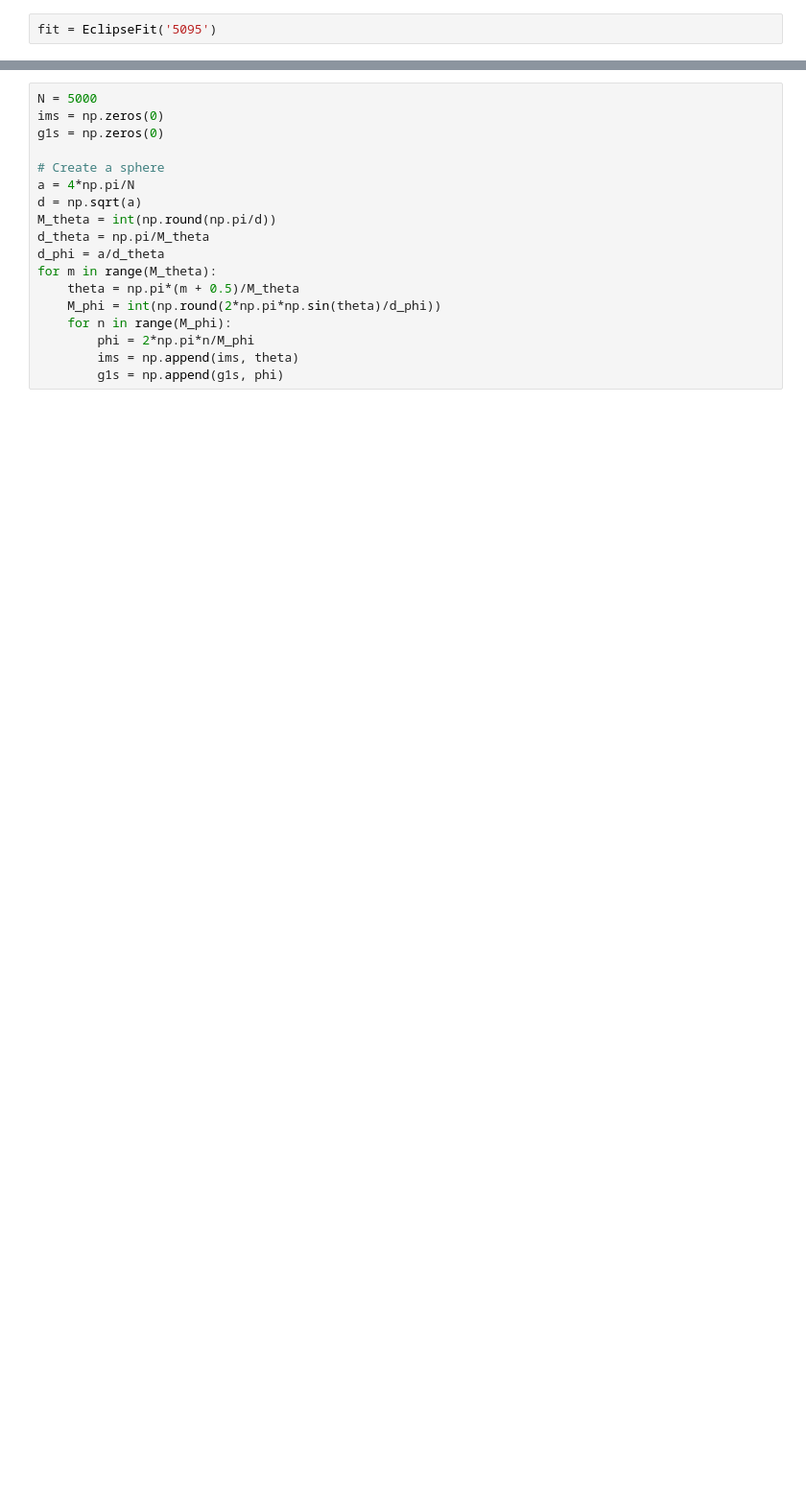
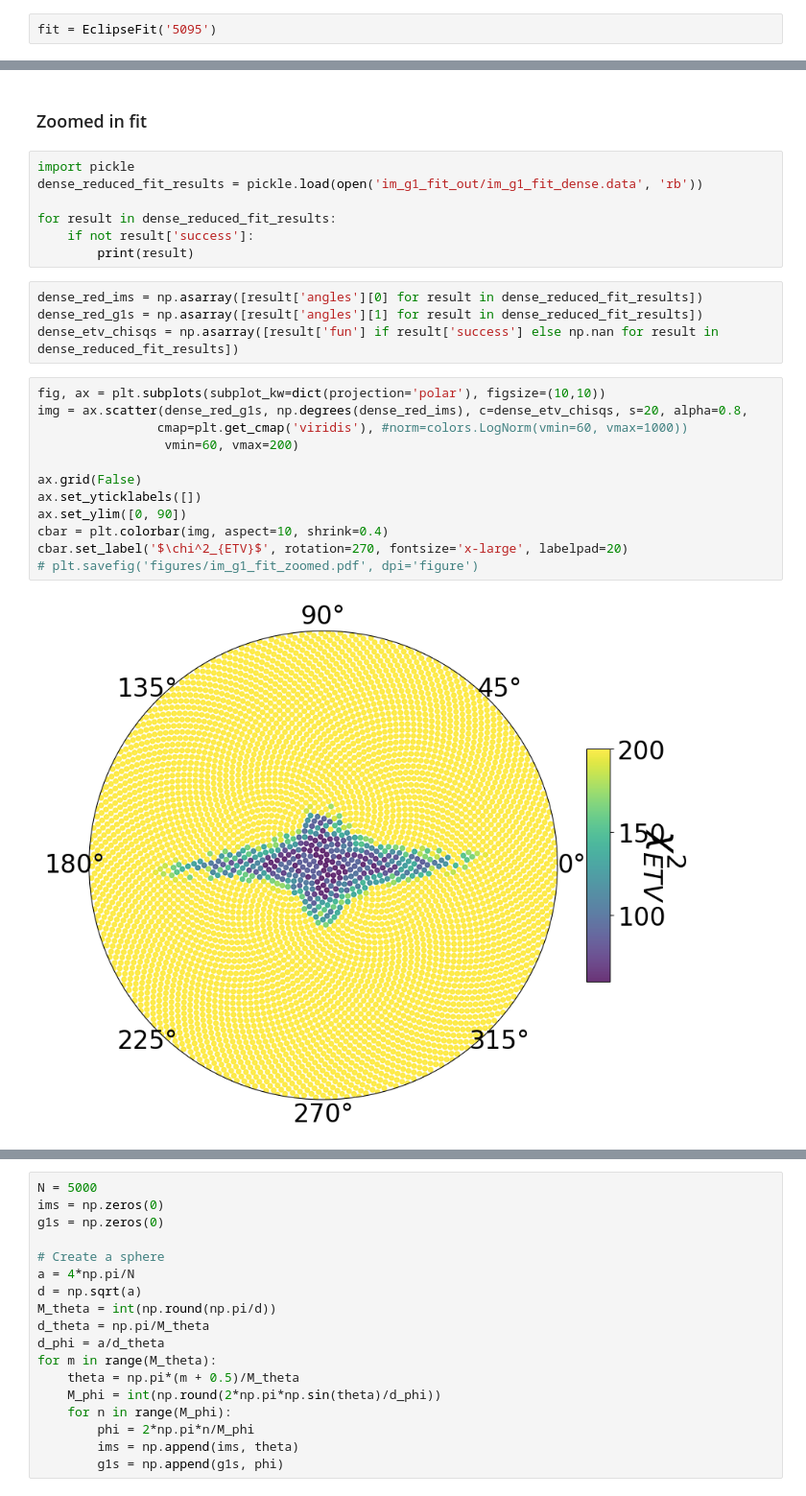
Before and after one commit to goldbergmax/etv-fit, a Jupyter notebook: dbdt.ipynb, the cells around one changed output, grey strips where cells are left out. Shown at 96% size. Saved outputs shown, nothing was run; the diff lists cells and outputs as text; blank space fills up the shorter version.

```diff
--- a/dbdt.ipynb
+++ b/dbdt.ipynb
@@ -320,0 +151,27 @@ cbar.set_label('$\chi^2_{ETV}$', rotation=270, fontsize='x-large', labelpad=20)
+# %% [markdown]
+### Zoomed in fit
+# %%
+import pickle
+dense_reduced_fit_results = pickle.load(open('im_g1_fit_out/im_g1_fit_dense.data', 'rb'))
+
+for result in dense_reduced_fit_results:
+    if not result['success']:
+        print(result)
+# %%
+dense_red_ims = np.asarray([result['angles'][0] for result in dense_reduced_fit_results])
+dense_red_g1s = np.asarray([result['angles'][1] for result in dense_reduced_fit_results])
+dense_etv_chisqs = np.asarray([result['fun'] if result['success'] else np.nan for result in dense_reduced_fit_results])
+# %%
+fig, ax = plt.subplots(subplot_kw=dict(projection='polar'), figsize=(10,10))
+img = ax.scatter(dense_red_g1s, np.degrees(dense_red_ims), c=dense_etv_chisqs, s=20, alpha=0.8,
+                cmap=plt.get_cmap('viridis'), #norm=colors.LogNorm(vmin=60, vmax=1000))
+                 vmin=60, vmax=200)
+
+ax.grid(False)
+ax.set_yticklabels([])
+ax.set_ylim([0, 90])
+cbar = plt.colorbar(img, aspect=10, shrink=0.4)
+cbar.set_label('$\chi^2_{ETV}$', rotation=270, fontsize='x-large', labelpad=20)
+# plt.savefig('figures/im_g1_fit_zoomed.pdf', dpi='figure')
+# %% [output]
+[figure, added]
```
Also changed, not shown: parts of 41 cells of this notebook, 12 other files.
